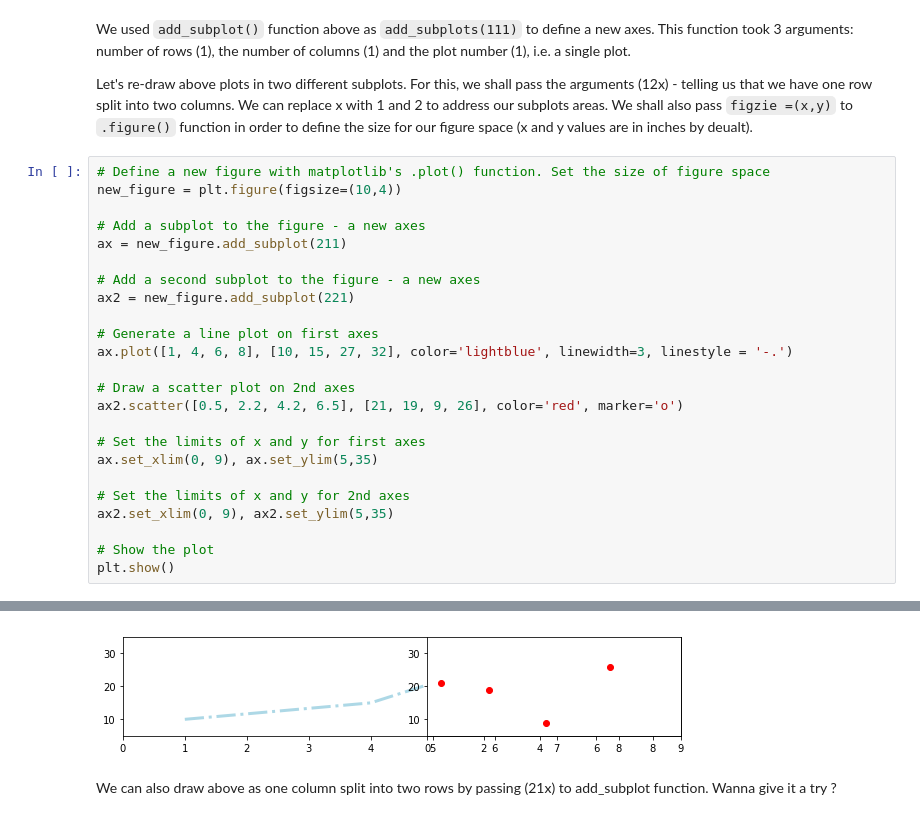
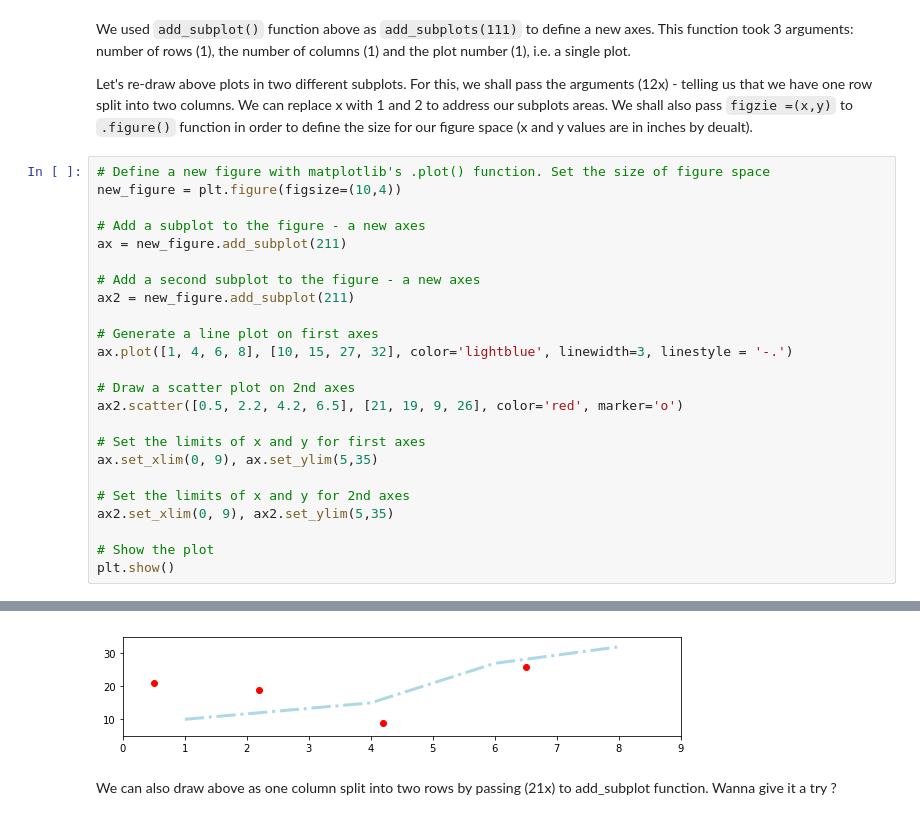
Before and after one commit to dws2515/dsc-0-03-131-customizing-matplotlib-online-ds-sp-000, a Jupyter notebook: index.ipynb, the cells around one changed output, grey strips where cells are left out. Drawn from its saved outputs; the diff is of its cells as text.

```diff
--- a/index.ipynb
+++ b/index.ipynb
@@ -145,7 +145,7 @@ new_figure = plt.figure(figsize=(10,4))
 ax = new_figure.add_subplot(211)
 
 # Add a second subplot to the figure - a new axes
-ax2 = new_figure.add_subplot(221)
+ax2 = new_figure.add_subplot(211)
 
 # Generate a line plot on first axes
 ax.plot([1, 4, 6, 8], [10, 15, 27, 32], color='lightblue', linewidth=3, linestyle = '-.')
@@ -165,4 +167,4 @@ plt.show()
-[figure, old version]
+[figure, new version]
 # %% [markdown]
 We can also draw above as one column split into two rows by passing (21x) to add_subplot function. Wanna give it a try ?
 # %% [markdown]
```
Also changed, not shown: parts of 1 cell of this notebook.
